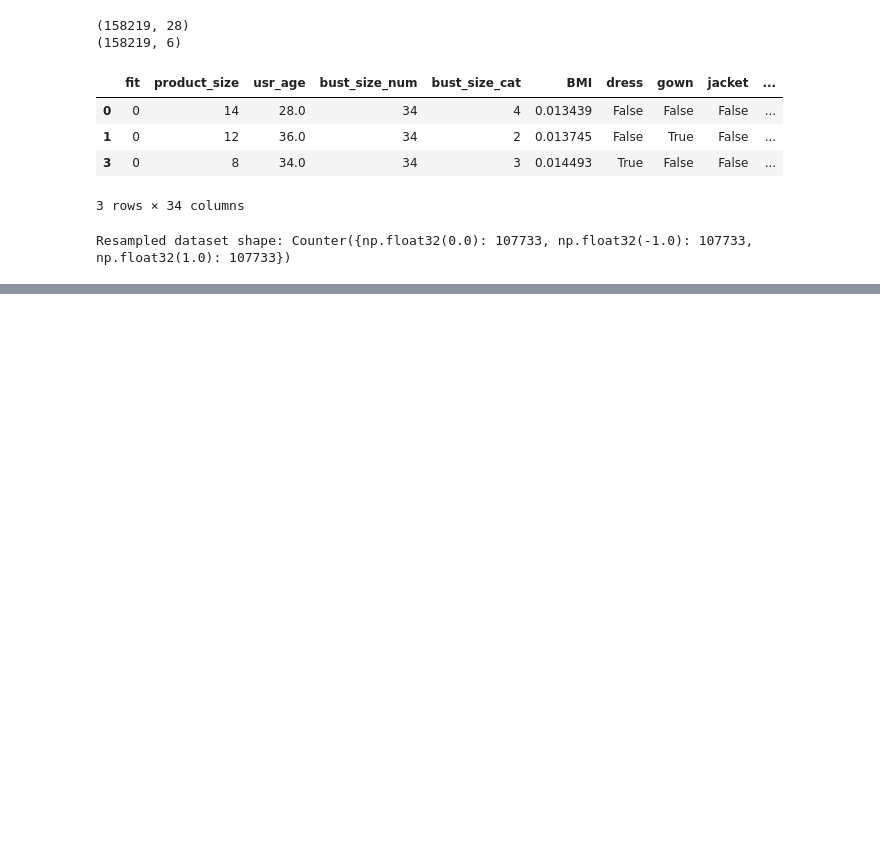
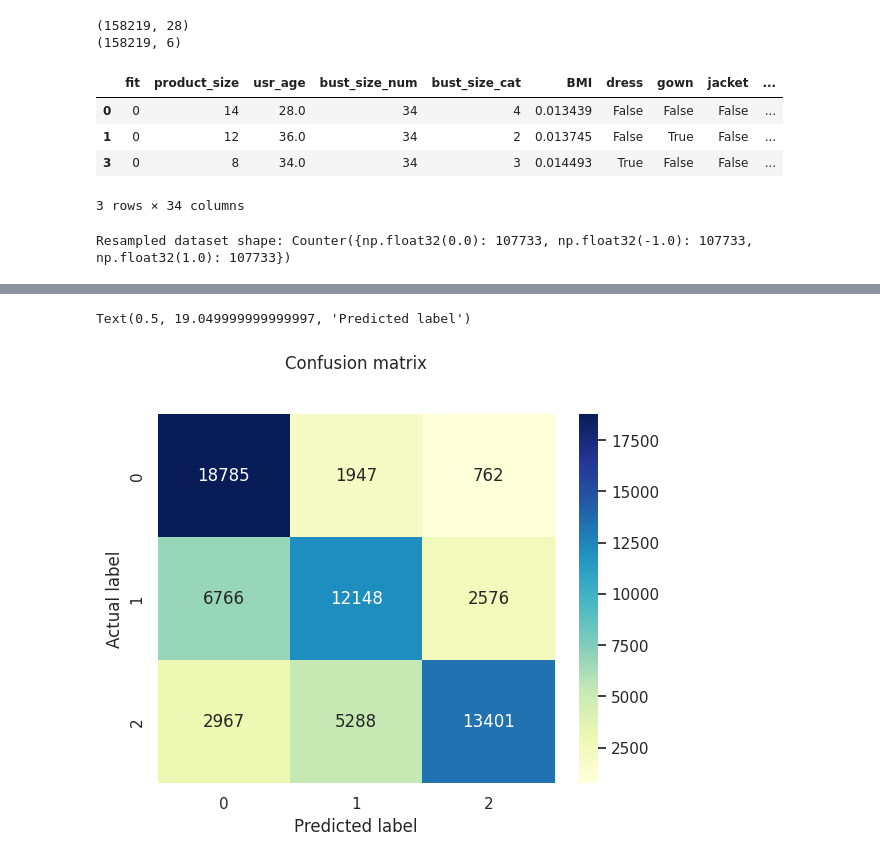
Before and after one commit to vandanshah17/CMPE_255_FitSense, a Jupyter notebook: CMPE255_FitSense.ipynb, the cells around one changed output, grey strips where cells are left out. Saved outputs shown, nothing was run; the diff lists cells and outputs as text; code cells hidden in the pictures; blank space fills up the shorter version.

```diff
--- a/CMPE255_FitSense.ipynb
+++ b/CMPE255_FitSense.ipynb
@@ -487,0 +523,14 @@ Resampled dataset shape: Counter({np.float32(0.0): 107733, np.float32(-1.0): 107
+# %%
+#As k=2 has highest test score we run the model for k=2.
+knn=KNeighborsClassifier(2)
+knn.fit(X_train,y_train)
+y_pred = knn.predict(X_test)
+from sklearn import metrics
+cnf_matrix = metrics.confusion_matrix(y_test, y_pred)
+p = sns.heatmap(pd.DataFrame(cnf_matrix), annot=True, cmap="YlGnBu" ,fmt='g')
+plt.title('Confusion matrix', y=1.1)
+plt.ylabel('Actual label')
+plt.xlabel('Predicted label')
+# %% [output]
+Text(0.5, 19.049999999999997, 'Predicted label')
+[figure, added]
```
Also changed, not shown: parts of 5 cells of this notebook, 1 other file.
